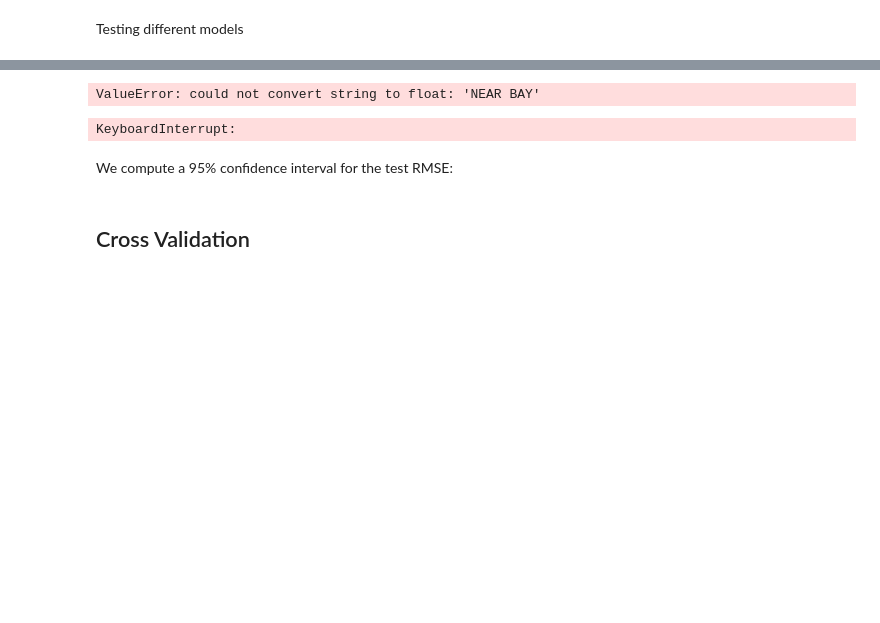
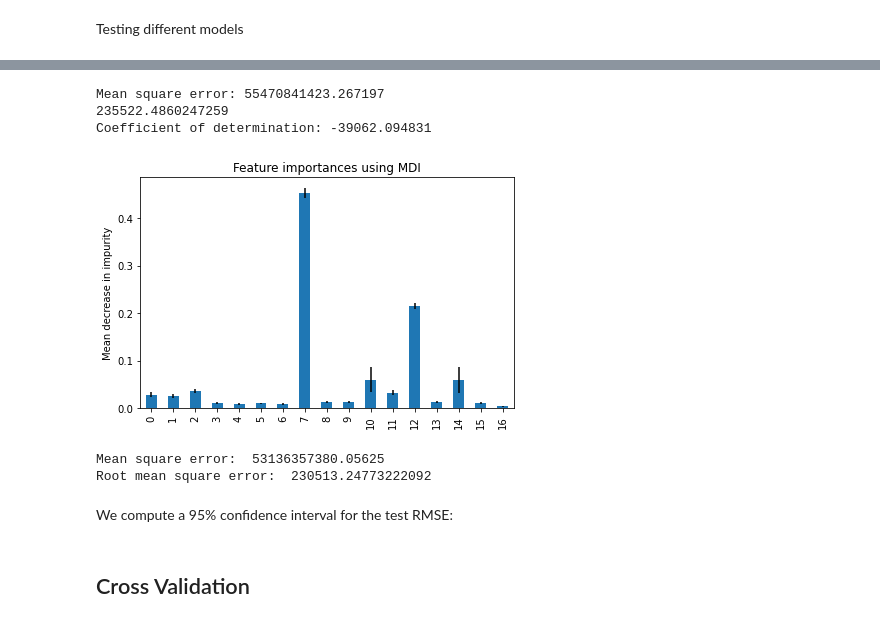
Before and after one commit to MrHencke/DAT158-ML-Oblig1, a Jupyter notebook: notebooks/california_housing.ipynb, the cells around one changed output, grey strips where cells are left out. Saved outputs shown, nothing was run; the diff lists cells and outputs as text; code cells hidden in the pictures; blank space fills up the shorter version.

```diff
--- a/notebooks/california_housing.ipynb
+++ b/notebooks/california_housing.ipynb
@@ -265,23 +326,23 @@ imputer.fit(X_num)
 # %% [output]
 SimpleImputer(strategy='median')
 # %%
-rooms_ix, bedrooms_ix, household_ix = [
-    list(train.columns).index(col)
-    for col in ("total_rooms", "total_bedrooms", "households")
-]
+col_names = "total_rooms", "total_bedrooms", "population", "households"
+rooms_ix, bedrooms_ix, population_ix, households_ix = [
+    X.columns.get_loc(c) for c in col_names]
 
 class CombinedAttributesAdder(BaseEstimator, TransformerMixin):
     def __init__(self, add_bedrooms_per_room = True):
-        self.add_bedrooms_per_rooom = add_bedrooms_per_room
+        self.add_bedrooms_per_room = add_bedrooms_per_room
     def fit(self, X, y=None):
         return self
     def transform(self, X, y=None):
-        rooms_per_household = X[:, rooms_ix] / X[:, household_ix]
-        if self.add_bedrooms_per_rooom:
-            bedrooms_per_room = X[:, bedrooms_ix] / X[: rooms_ix]
-            return np.c_[X, rooms_per_household, bedrooms_per_room]
+        rooms_per_household = X[:, rooms_ix] / X[:, households_ix]
+        population_per_household = X[:, population_ix] / X[:, households_ix]
+        if self.add_bedrooms_per_room:
+            bedrooms_per_room = X[:, bedrooms_ix] / X[:, rooms_ix]
+            return np.c_[X, rooms_per_household, population_per_household, bedrooms_per_room]
         else:
-            return np.c_[X, rooms_per_household]
+            return np.c_[X, rooms_per_household, population_per_household]
 
 attr_adder = CombinedAttributesAdder(add_bedrooms_per_room=False)
-train_extra_attribs = attr_adder.transform(train.values)
+X_extra_attribs = attr_adder.transform(X.values)
@@ -304,7 +432,7 @@ class CustomLabelBinarizer(BaseEstimator, TransformerMixin):
         return enc.fit_transform(X)
 
 cat_attribs = ["ocean_proximity"]
-num_attribs = list(X.drop(cat_attribs, axis=1))
+num_attribs = list(X_num)
 
 num_pipeline = Pipeline([
     ('selector', DataFrameSelector(num_attribs)),
@@ -315,7 +443,7 @@ num_pipeline = Pipeline([
 
 cat_pipeline = Pipeline([
     ('selector', DataFrameSelector(cat_attribs)),
-    ('label_binarizer', CustomLabelBinarizer())
+    ('cat_encoder', OrdinalEncoder())
 ])
 
 full_pipeline = FeatureUnion(transformer_list=[
@@ -326,5 +454,5 @@ full_pipeline = FeatureUnion(transformer_list=[
 
 
 X_prepared = full_pipeline.fit_transform(train)
-print(pd.DataFrame(X_prepared))
+print(X_prepared)
 # %% [output]
@@ -389,26 +495,53 @@ ValueError: matmul: Input operand 1 has a mismatch in its core dimension 0, with
 dt_reg = DecisionTreeRegressor()
 dt_reg.fit(X_prepared, y)
 
-y_pred_dtr = dt_reg.predict(test)
+y_pred_dtr = dt_reg.predict(y_prepared)
 
 print("Mean square error: %f" % mean_squared_error(y_test, y_pred_dtr))
 print(sqrt(mean_squared_error(y_test, y_pred_dtr)))
 print("Coefficient of determination: %f" % r2_score(y_test, y_pred_dtr))
 # %% [output]
-ValueError: could not convert string to float: 'NEAR BAY'
+Mean square error: 55470841423.267197
+235522.4860247259
+Coefficient of determination: -39062.094831
 # %%
-feature_names = [f'feature {i}' for i in range(X.shape[1])]
+X_df = pd.DataFrame(X_prepared)
+
+feature_names = [f'{col}' for col in X_df.columns]
 
 rf_reg = RandomForestRegressor(random_state=seed)
 rf_reg.fit(X_prepared, y)
 
 importances = rf_reg.feature_importances_
 
+std = np.std([
+    tree.feature_importances_ for tree in rf_reg.estimators_
+], axis=0)
+
+forest_importances = pd.Series(importances, index=feature_names)
+
+fig, ax = plt.subplots()
+forest_importances.plot.bar(yerr=std, ax=ax)
+ax.set_title("Feature importances using MDI")
+ax.set_ylabel("Mean decrease in impurity")
+fig.tight_layout()
+
 #print("Mean square error: %f" % mean_squared_error(y_test, y_pred_rf))
 #print("Root mean square error: %f" % np.sqrt(mean_squared_error(y_test, y_pred_rf)))
 #print("Coefficient of determination: %f" % r2_score(y_test, y_pred_rf))
 # %% [output]
-KeyboardInterrupt:
+[figure, added]
+# %%
+y_pred_rf = rf_reg.predict(y_prepared)
+
+mse = mean_squared_error(y_test, y_pred_rf)
+rmse = np.sqrt(mse)
+
+print("Mean square error: ", mse)
+print("Root mean square error: ", rmse)
+# %% [output]
+Mean square error:  53136357380.05625
+Root mean square error:  230513.24773222092
 # %% [markdown]
 We compute a 95% confidence interval for the test RMSE:
 # %% [markdown]
```
Also changed, not shown: parts of 23 cells of this notebook.
